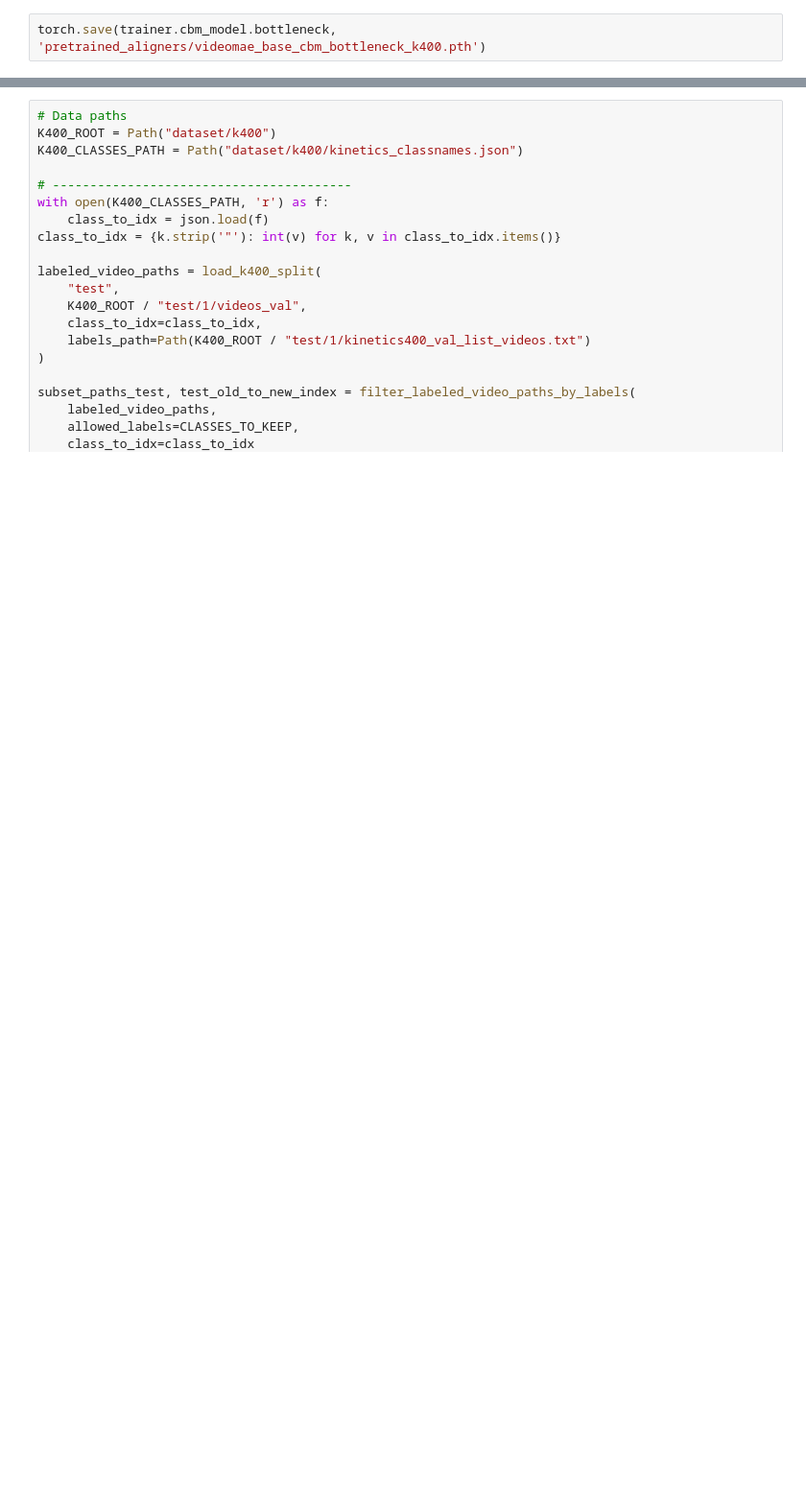
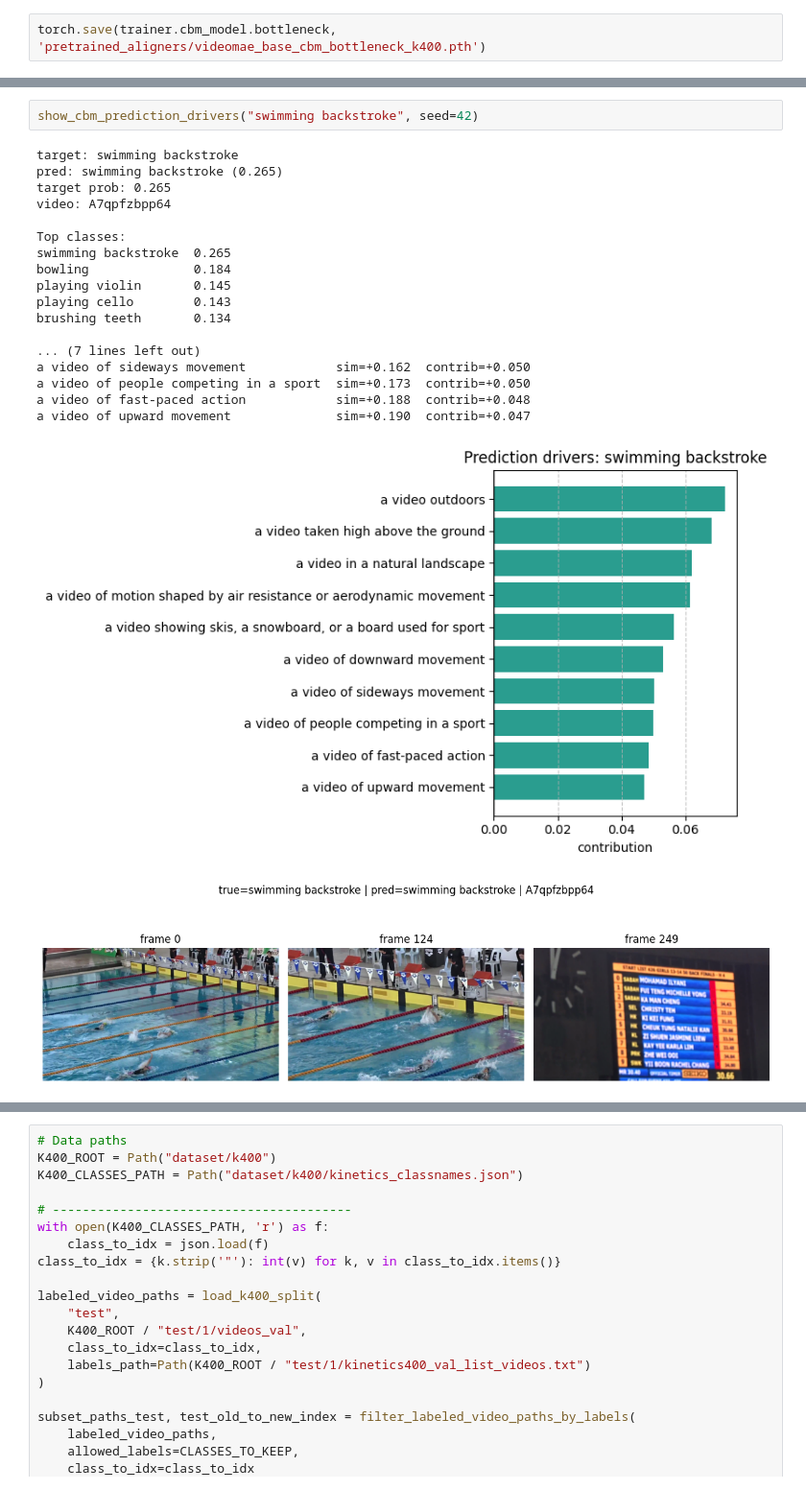
Before and after one commit to rodrigo-paganini/Text-to-concept, a Jupyter notebook: concept_botteleneck_video.ipynb, the cells around one changed output, grey strips where cells are left out. Shown at 96% size. Drawn from its saved outputs; the diff is of its cells as text; blank space fills up the shorter version.

```diff
--- a/concept_botteleneck_video.ipynb
+++ b/concept_botteleneck_video.ipynb
@@ -419,0 +362,22 @@ a video taken high above the ground     sim=+0.142  w=-0.306  contrib=-0.043
+# %%
+show_cbm_prediction_drivers("swimming backstroke", seed=42)
+# %% [output]
+target: swimming backstroke
+pred: swimming backstroke (0.265)
+target prob: 0.265
+video: A7qpfzbpp64
+
+Top classes:
+swimming backstroke  0.265
+bowling              0.184
+playing violin       0.145
+playing cello        0.143
+brushing teeth       0.134
+
+... (7 lines left out)
+a video of sideways movement            sim=+0.162  contrib=+0.050
+a video of people competing in a sport  sim=+0.173  contrib=+0.050
+a video of fast-paced action            sim=+0.188  contrib=+0.048
+a video of upward movement              sim=+0.190  contrib=+0.047
+[figure, added]
+[figure, added]
```
Also changed, not shown: parts of 13 cells of this notebook.
